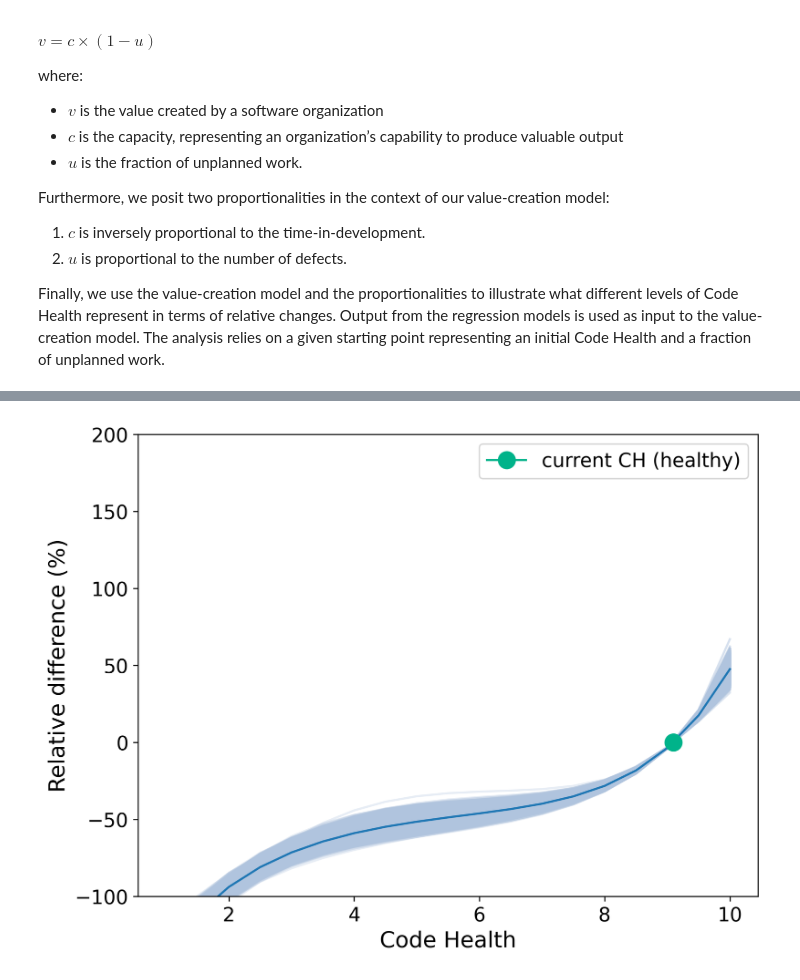
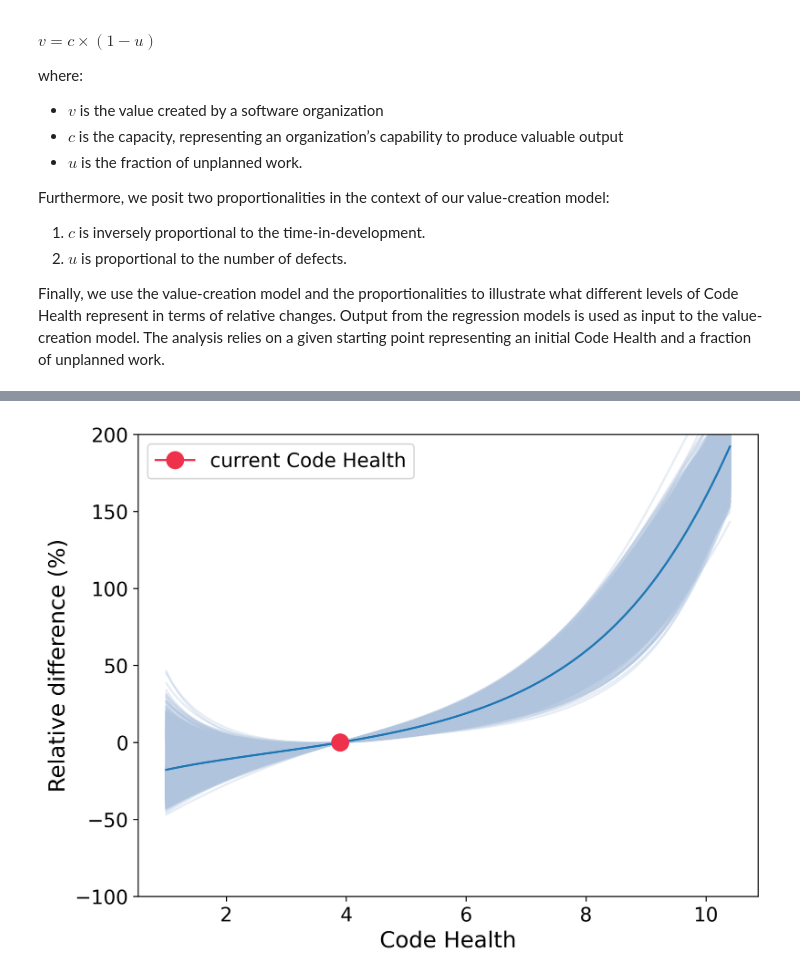
Before and after one commit to codescene-research/increasing-returns-techdebt-2024, a Jupyter notebook: TechDebt24_increasing_returns.ipynb, the cells around one changed output, grey strips where cells are left out. Cells and saved outputs as stored; diff of their text form; code cells hidden in the pictures.

```diff
--- a/TechDebt24_increasing_returns.ipynb
+++ b/TechDebt24_increasing_returns.ipynb
@@ -188,17 +187,15 @@ The value function relies on values sampled from the covariance matrices from th
 # %%
-# Sampling from the covariance matrices for the value function
-sample_size=10000
+# Set the number of samples to be generated for the simulation
+sample_size = 10000
 
+# Initialize arrays to store the polynomial coefficients for each sample
+bugs_coeff_samples = np.zeros((sample_size, len(p_bug)))
+time_coeffs_samples = np.zeros((sample_size, len(p_time)))
 
-Sample_bugs_pol=np.zeros((sample_size, len(p_bug)))
 for i in range (sample_size):
-    p_bis = np.random.multivariate_normal(polynomial_coefficients_bugs, covariance_matrix_bugs)
-    Sample_bugs_pol[i]= p_bis
-
-Sample_time_pol=np.zeros((sample_size, len(p_time)))
-for i in range (sample_size):
-    p_bis = np.random.multivariate_normal(polynomial_coefficients_time, covariance_matrix_time)
-    Sample_time_pol[i]= p_bis
+    # Draw two random samples from the multivariate normal distribution using the mean and covariance
+    bugs_coeff_samples[i] = np.random.multivariate_normal(polynomial_coefficients_bugs, covariance_matrix_bugs)
+    time_coeffs_samples[i] = np.random.multivariate_normal(polynomial_coefficients_time, covariance_matrix_time)
 # %% [markdown]
 ### Estimating changes in value creation
 
@@ -284,4 +293,4 @@ plot_value(100,9.1,0.12)
-# %%
-plot_value(100,9.1,0.25)
-# %% [output]
-[figure, removed]
+# %%
+plot_value(3.9,0.12)
+# %% [output]
+[figure, added]
```
Also changed, not shown: parts of 15 cells of this notebook.
